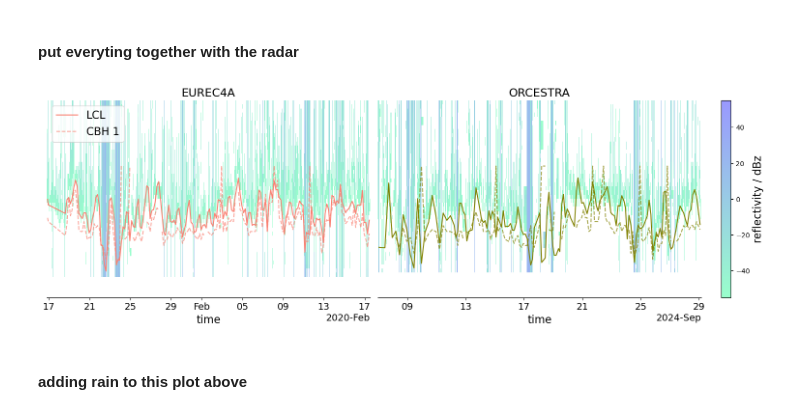
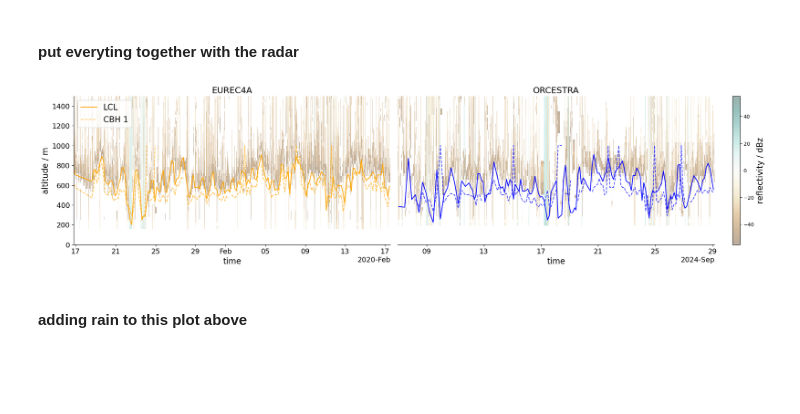
Before and after one commit to meteorologopazzo/BCO_observational, a Jupyter notebook: ceilometer.ipynb, the cells around one changed output. Drawn from its saved outputs; the diff is of its cells as text; code cells hidden in the pictures; blank space fills up the shorter version.

Commit message:
during parachute conference

```diff
--- a/ceilometer.ipynb
+++ b/ceilometer.ipynb
@@ -511,15 +511,15 @@ rh_based_or = xr.open_dataset("/work/mh1498/m301248/TCO_data/cbh_data/OR_rs_RH_c
 mbrs_or = mbrs.sel(time=slice(cbh_lcl_or.launch_time[0] - pd.Timedelta("2h"), cbh_lcl_or.launch_time[-1] + pd.Timedelta("2h"))).resample(time="5min").mean()
 mbrs_or = mbrs_or.where(mbrs_or.alt < 1500., drop=True)
 # %%
-fig, ax = plt.subplots(1,2, figsize=(15,5), constrained_layout=True)
+fig, ax = plt.subplots(1,2, figsize=(20,5), constrained_layout=True)
 
 ######### EU ##########
 
 mask = (mbrs_eu.Zf > -55.).compute()
-mbrs_eu.Zf.where(mask, drop=True).plot(ax=ax[0], x="time", cmap="winter_r", alpha=0.4, add_colorbar=False)
+mbrs_eu.Zf.where(mask, drop=True).plot(ax=ax[0], x="time", cmap="BrBG", alpha=0.4, add_colorbar=False)
 
-cbh_lcl_eu.lcl_quantiles.isel(quantile_lcl=0).plot.line(ax=ax[0], x="launch_time", color="salmon", label="LCL")
-cbh_lcl_eu.cbh_quantiles.isel(quantile=0).plot.line(ax=ax[0], x="launch_time", color="salmon", linestyle="--", alpha=0.7, label="CBH 1")
+cbh_lcl_eu.lcl_quantiles.isel(quantile_lcl=0).plot.line(ax=ax[0], x="launch_time", color="orange", label="LCL")
+cbh_lcl_eu.cbh_quantiles.isel(quantile=0).plot.line(ax=ax[0], x="launch_time", color="orange", linestyle="--", alpha=0.7, label="CBH 1")
 
 # rh_based_eu.__xarray_dataarray_variable__.plot.line(ax=ax[0], x="launch_time", color="olive", label="rs RH")
 
@@ -528,39 +528,44 @@ ax[0].set_title("EUREC4A", fontsize=17)
 ax[0].legend(loc="upper left", fontsize=16)
 
 
 ######## OR #############
 
 mask = (mbrs_or.Zf > -55.).compute()
-radar = mbrs_or.Zf.where(mask, drop=True).plot(ax=ax[1], x="time", cmap="winter_r", alpha=0.4, add_colorbar=False)
+radar = mbrs_or.Zf.where(mask, drop=True).plot(ax=ax[1], x="time", cmap="BrBG", alpha=0.4, add_colorbar=False)
 cbar = plt.colorbar(radar, ax=ax[1])
 cbar.set_label("reflectivity / dBz", fontsize=16)
 
-cbh_lcl_or.lcl_quantiles.isel(quantile_lcl=0).plot.line(ax=ax[1], x="launch_time", color="olive", label="LCL")
-cbh_lcl_or.cbh_quantiles.isel(quantile=0).plot.line(ax=ax[1], x="launch_time", color="olive", linestyle="--", alpha=0.7, label="CBH 1")
+cbh_lcl_or.lcl_quantiles.isel(quantile_lcl=0).plot.line(ax=ax[1], x="launch_time", color="blue", label="LCL")
+cbh_lcl_or.cbh_quantiles.isel(quantile=0).plot.line(ax=ax[1], x="launch_time", color="blue", linestyle="--", alpha=0.7, label="CBH 1")
 
 # rh_based_or.__xarray_dataarray_variable__.plot.line(ax=ax[1], x="launch_time", color="olive", label="rs RH")
 
 
 
 # ax[1].spines["left"].set_visible(False)
 # ax[1].yaxis.set_visible(False)
 ax[1].set_title("ORCESTRA", fontsize=17)
 
+ax[1].spines["left"].set_visible(False)
+ax[1].yaxis.set_visible(False)
 
 for x in ax:
     x.set_ylim(0,1500)
     x.set_xlabel("time", fontsize=16)
     x.tick_params(axis='both', labelsize=14)
     x.xaxis.get_offset_text().set_fontsize(14)
 
 
-    x.spines["left"].set_visible(False)
-    x.yaxis.set_visible(False)
+    # x.spines["left"].set_visible(False)
+    # x.yaxis.set_visible(False)
 
     for spine in ['top', 'right']:
         x.spines[spine].set_visible(False)
+
+
+plt.savefig("/work/mh1498/m301248/TCO_data/BCO_observational/figs_parachute/radar_cbh.pdf")
 # %% [output]
-[figure, old version]
+[figure, new version]
 # %% [markdown]
 #### adding rain to this plot above
 # %%
```
Also changed, not shown: 7 other files.
